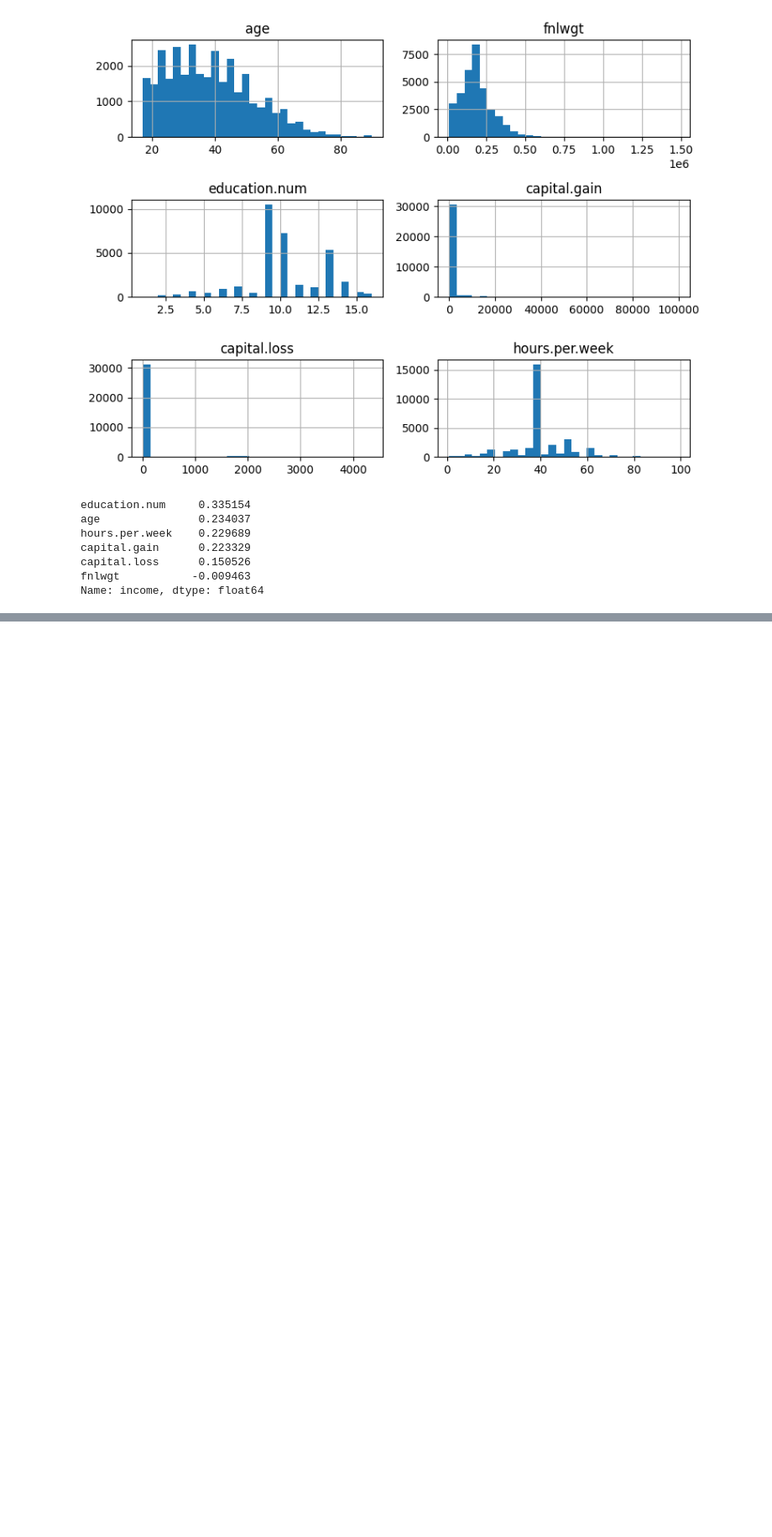
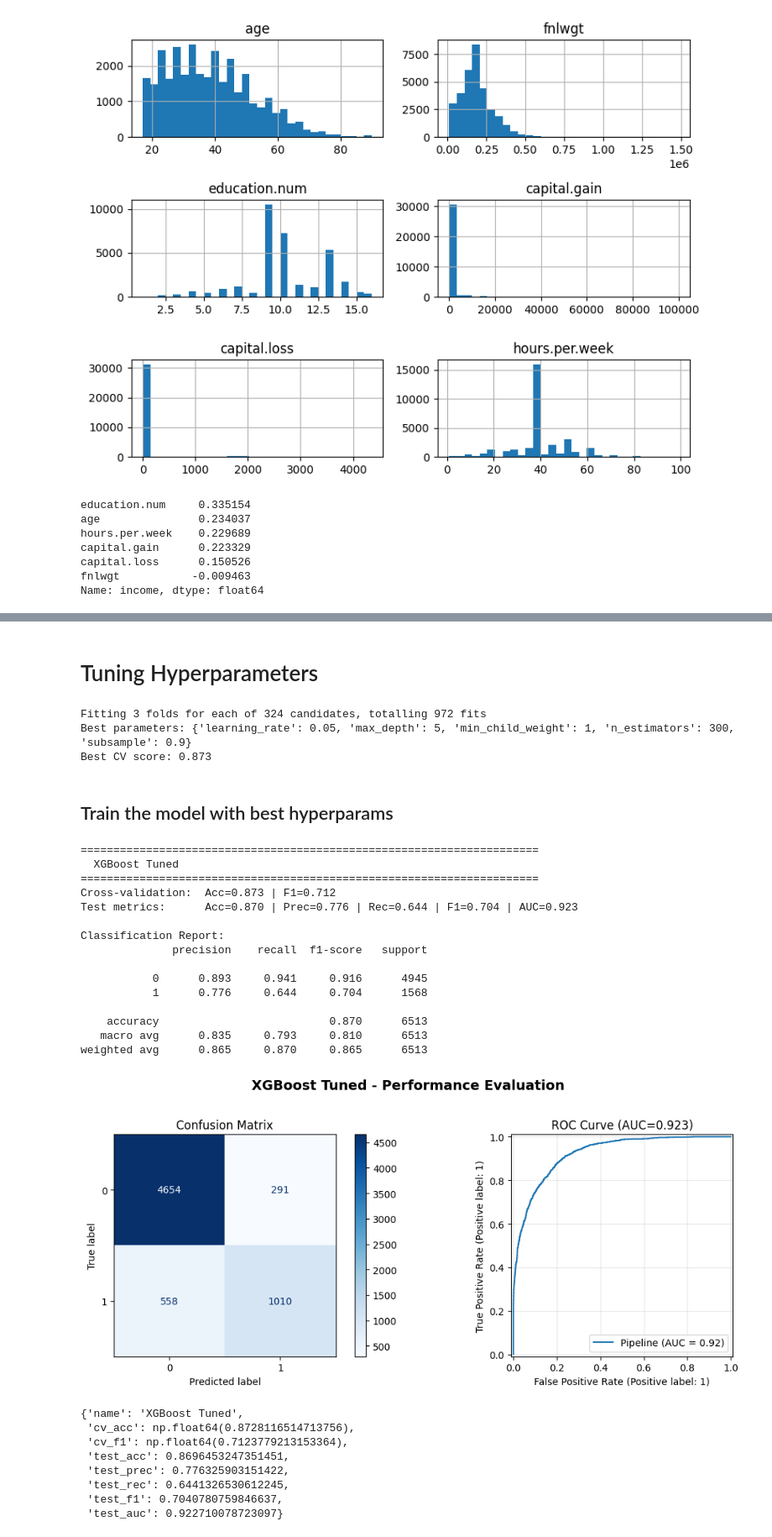
Before and after one commit to tsarevboris/ai-explore, a Jupyter notebook: notebooks/adult_income.ipynb, the cells around one changed output, grey strips where cells are left out. Shown at 84% size. Saved outputs shown, nothing was run; the diff lists cells and outputs as text; code cells hidden in the pictures; blank space fills up the shorter version.

```diff
--- a/notebooks/adult_income.ipynb
+++ b/notebooks/adult_income.ipynb
@@ -365,0 +713,72 @@ plt.show()
+# %% [markdown]
+# Tuning Hyperparameters
+# %%
+from sklearn.model_selection import GridSearchCV
+
+param_grid = {
+    'max_depth': [3, 5, 7, 9],
+    'learning_rate': [0.01, 0.05, 0.1],
+    'n_estimators': [100, 200, 300],
+    'min_child_weight': [1, 3, 5],
+    'subsample': [0.8, 0.9, 1.0]
+}
+
+xgb_tuned = XGBClassifier(eval_metric='logloss', random_state=42, base_score=0.5)
+grid_search = GridSearchCV(
+    xgb_tuned,
+    param_grid,
+    cv=3,
+    scoring='accuracy',
+    n_jobs=-1,
+    verbose=1
+)
+
+# Use original features
+full_pipeline_tuning = Pipeline([
+    ('preprocessor', preprocessor),
+    ('classifier', grid_search)
+])
+
+full_pipeline_tuning.fit(X_train, y_train)
+print(f"Best parameters: {grid_search.best_params_}")
+print(f"Best CV score: {grid_search.best_score_:.3f}")
+# %% [output]
+Fitting 3 folds for each of 324 candidates, totalling 972 fits
+Best parameters: {'learning_rate': 0.05, 'max_depth': 5, 'min_child_weight': 1, 'n_estimators': 300, 'subsample': 0.9}
+Best CV score: 0.873
+# %% [markdown]
+## Train the model with best hyperparams
+# %%
+# Use best hyperparameters to evaluate on validation set
+best_xgb = grid_search.best_estimator_
+evaluate_classification_model("XGBoost Tuned",
+    best_xgb,
+    preprocessor,
+    X_train, y_train,
+    X_valid, y_valid
+)
+# %% [output]
+======================================================================
+  XGBoost Tuned
+======================================================================
+Cross-validation:  Acc=0.873 | F1=0.712
+Test metrics:      Acc=0.870 | Prec=0.776 | Rec=0.644 | F1=0.704 | AUC=0.923
+
+Classification Report:
+              precision    recall  f1-score   support
+
+           0      0.893     0.941     0.916      4945
+           1      0.776     0.644     0.704      1568
+
+    accuracy                          0.870      6513
+   macro avg      0.835     0.793     0.810      6513
+weighted avg      0.865     0.870     0.865      6513
+[figure, added]
+{'name': 'XGBoost Tuned',
+ 'cv_acc': np.float64(0.8728116514713756),
+ 'cv_f1': np.float64(0.7123779213153364),
+ 'test_acc': 0.8696453247351451,
+ 'test_prec': 0.776325903151422,
+ 'test_rec': 0.6441326530612245,
+ 'test_f1': 0.7040780759846637,
+ 'test_auc': 0.922710078723097}
```
Also changed, not shown: parts of 49 cells of this notebook, 1 other file.
